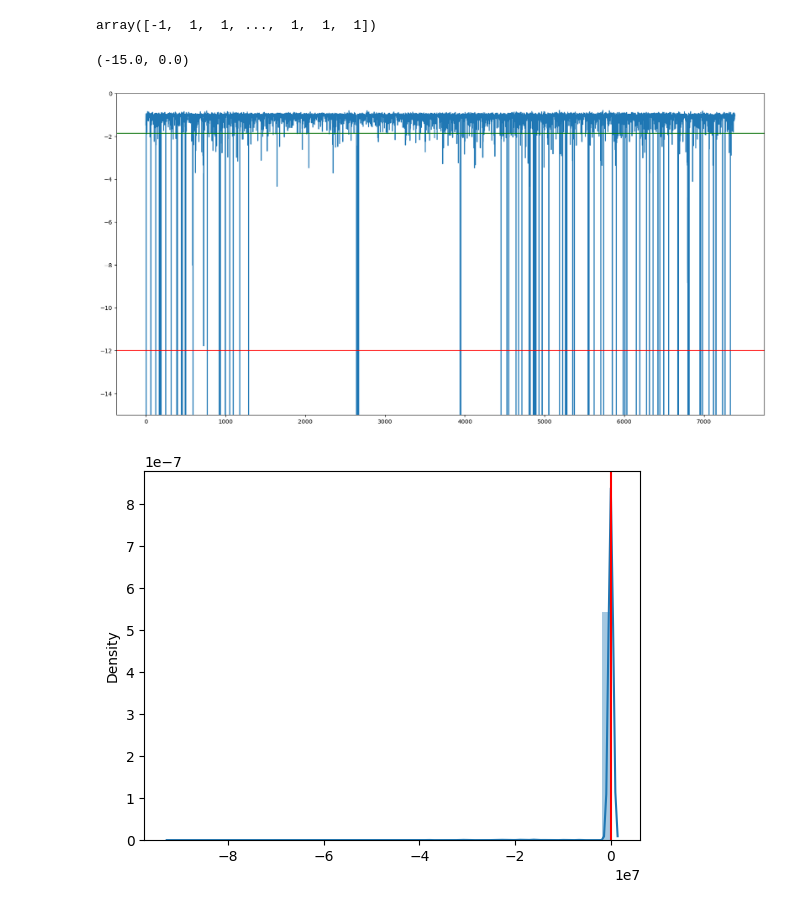
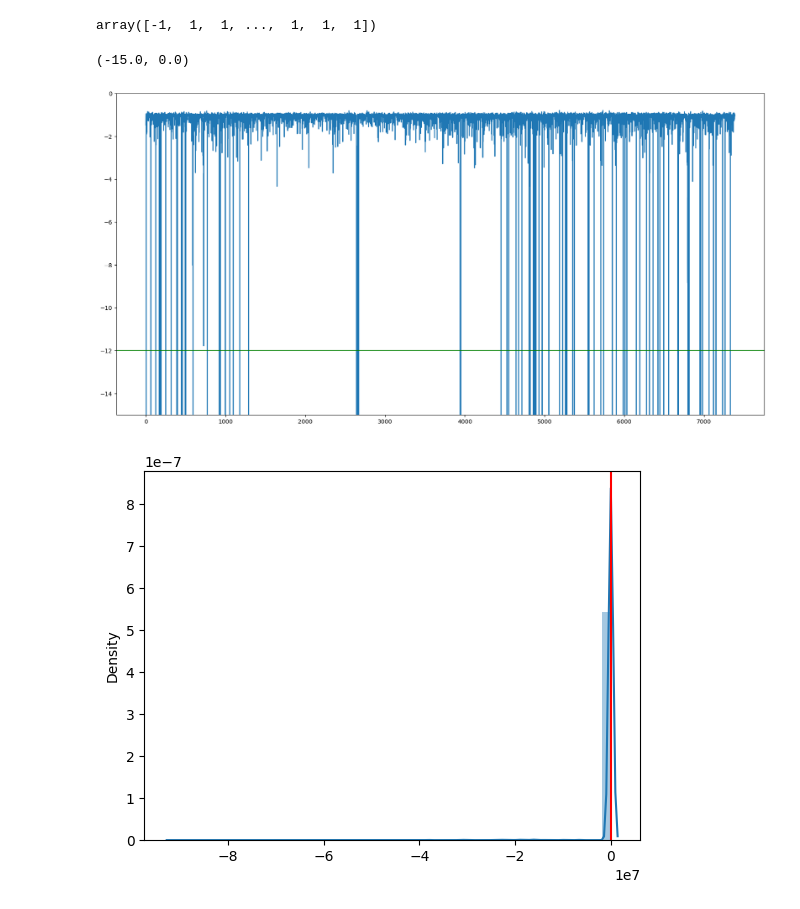
Before and after one commit to Jjineeq/Anomaly-Detection, a Jupyter notebook: toy_project/tr_dbscan.ipynb, the cells around one changed output. Drawn from its saved outputs; the diff is of its cells as text; code cells hidden in the pictures.

```diff
--- a/toy_project/tr_dbscan.ipynb
+++ b/toy_project/tr_dbscan.ipynb
@@ -215,12 +218,13 @@ lof_threshold = np.percentile(lof_score, 5)
+# %%
+lof_threshold = -12
 # %%
 plt.figure(figsize=(20,10))
 plt.plot(lof_score)
-plt.axhline(-12, color = 'r')
 plt.axhline(lof_threshold,  color = 'g')
 plt.ylim(-15,0)
 # %% [output]
 (-15.0, 0.0)
-[figure, old version]
+[figure, new version]
 # %%
 sns.distplot(lof_score)
 plt.axvline(lof_threshold, color = 'r')
```
Also changed, not shown: parts of 42 cells of this notebook.
